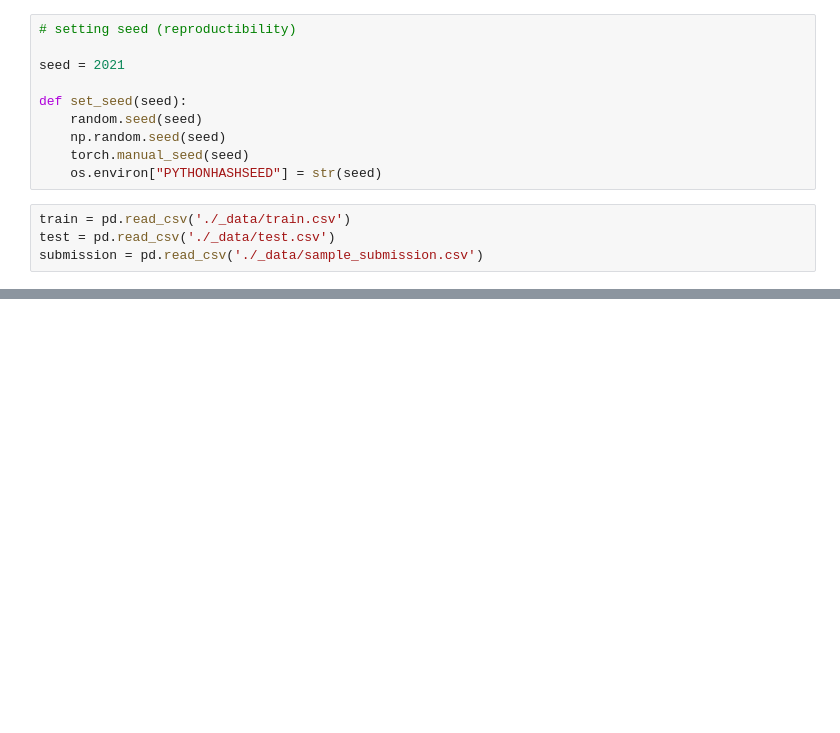
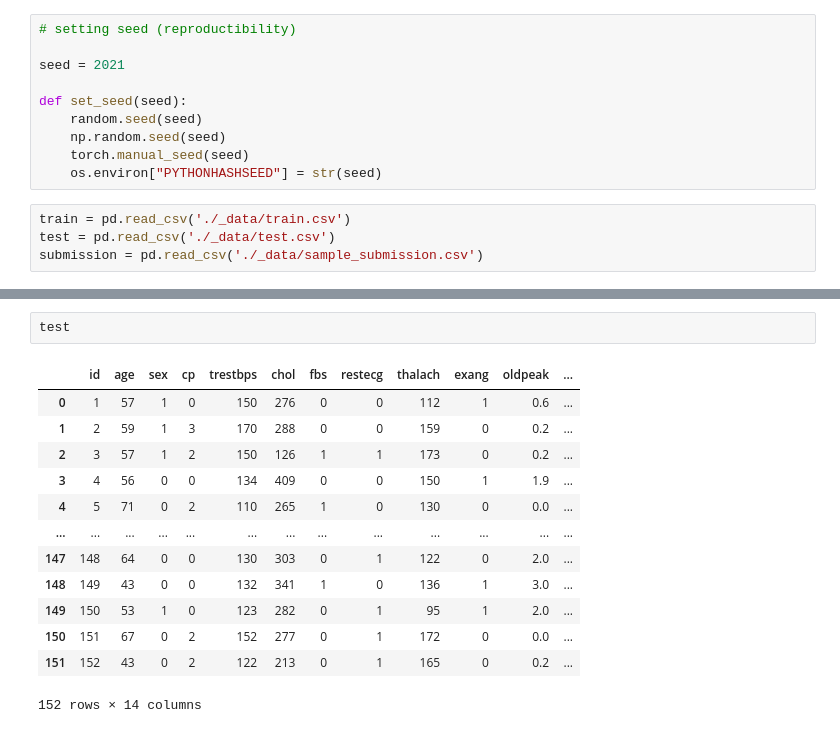
Before and after one commit to joniekwon/dacon, a Jupyter notebook: cardiovascular/Private 8 코드공유.ipynb, the cells around one changed output, grey strips where cells are left out. Saved outputs shown, nothing was run; the diff lists cells and outputs as text; blank space fills up the shorter version.

```diff
--- a/cardiovascular/Private 8 코드공유.ipynb
+++ b/cardiovascular/Private 8 코드공유.ipynb
@@ -88,0 +50,16 @@ Consider using the `--user` option or check the permissions.
+# %%
+test
+# %% [output]
+|  | id | age | sex | cp | trestbps | chol | fbs | restecg | thalach | exang | oldpeak | ... |
+| 0 | 1 | 57 | 1 | 0 | 150 | 276 | 0 | 0 | 112 | 1 | 0.6 | ... |
+| 1 | 2 | 59 | 1 | 3 | 170 | 288 | 0 | 0 | 159 | 0 | 0.2 | ... |
+| 2 | 3 | 57 | 1 | 2 | 150 | 126 | 1 | 1 | 173 | 0 | 0.2 | ... |
+| 3 | 4 | 56 | 0 | 0 | 134 | 409 | 0 | 0 | 150 | 1 | 1.9 | ... |
+| 4 | 5 | 71 | 0 | 2 | 110 | 265 | 1 | 0 | 130 | 0 | 0.0 | ... |
+| ... | ... | ... | ... | ... | ... | ... | ... | ... | ... | ... | ... | ... |
+| 147 | 148 | 64 | 0 | 0 | 130 | 303 | 0 | 1 | 122 | 0 | 2.0 | ... |
+| 148 | 149 | 43 | 0 | 0 | 132 | 341 | 1 | 0 | 136 | 1 | 3.0 | ... |
+| 149 | 150 | 53 | 1 | 0 | 123 | 282 | 0 | 1 | 95 | 1 | 2.0 | ... |
+| 150 | 151 | 67 | 0 | 2 | 152 | 277 | 0 | 1 | 172 | 0 | 0.0 | ... |
+| 151 | 152 | 43 | 0 | 2 | 122 | 213 | 0 | 1 | 165 | 0 | 0.2 | ... |
+152 rows × 14 columns
```
Also changed, not shown: parts of 31 cells of this notebook.
